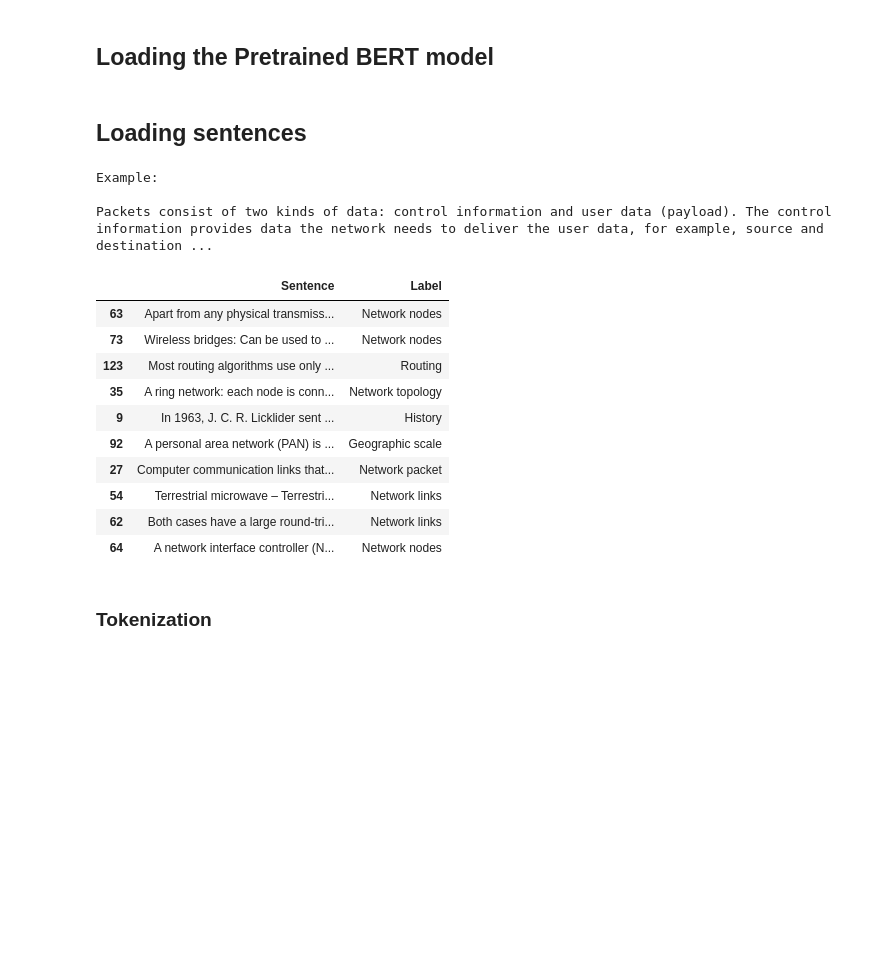
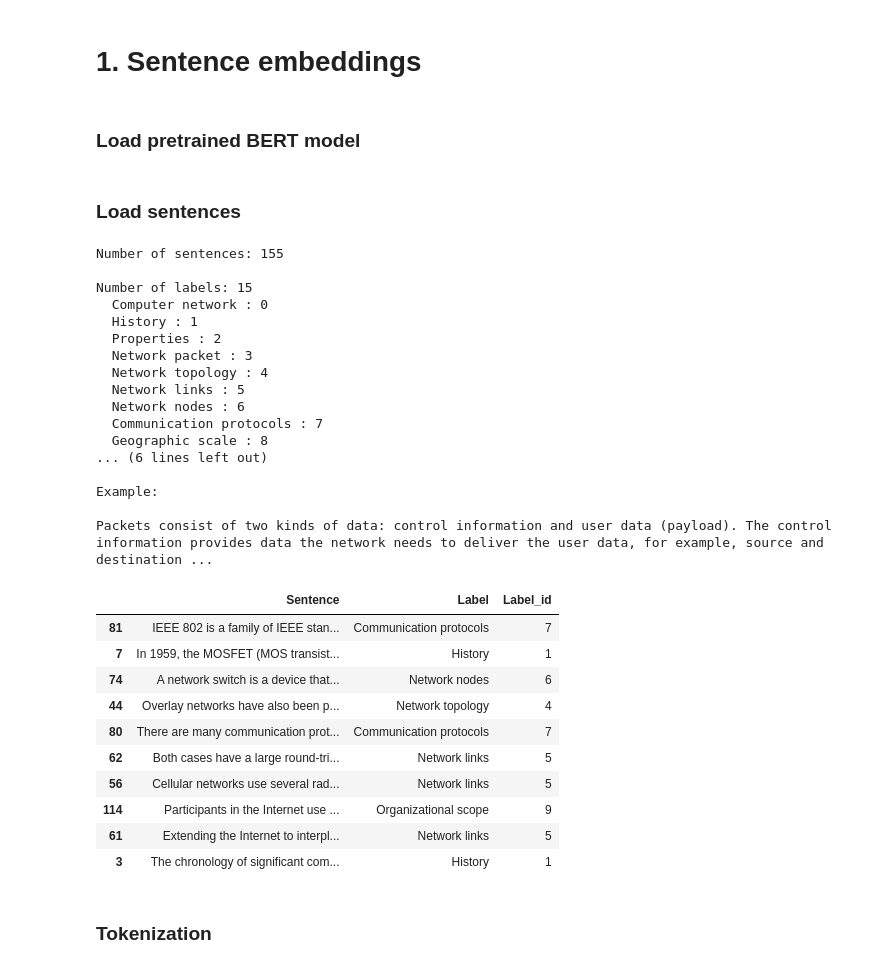
Before and after one commit to ant-louis/netbert, a Jupyter notebook: Code/Training/Embedding/sentence_embedding.ipynb, the cells around one changed output. Cells and saved outputs as stored; diff of their text form; code cells hidden in the pictures; blank space fills up the shorter version.

Commit message:
Progress in visualisation of sentence embeddings

```diff
--- a/Code/Training/Embedding/sentence_embedding.ipynb
+++ b/Code/Training/Embedding/sentence_embedding.ipynb
@@ -15,39 +21,65 @@ try:
     from torch.utils.tensorboard import SummaryWriter
 except ImportError:
     from tensorboardX import SummaryWriter
+# %% [markdown]
+# 1. Sentence embeddings
 # %% [markdown]
-## Loading the Pretrained BERT model
+### Load pretrained BERT model
 # %%
 # Load pretrained model/tokenizer
 model_name_or_path = '../models/netbert/checkpoint-1027000/'  #'bert-base-cased'
 tokenizer = BertTokenizer.from_pretrained(model_name_or_path)
 model = BertModel.from_pretrained(model_name_or_path, output_hidden_states=True, cache_dir ='../cache') # Will output all hidden_states.
 # %% [markdown]
-## Loading sentences
+### Load sentences
 # %%
 filepath = './data/computer_network.csv'
 df = pd.read_csv(filepath)
 sentences = df.Sentence.values
 
-# Example.
+# Add classes ids column.
+labels = df.Label.unique()
+df['Label_id'] = df.apply(lambda row: np.where(labels == row.Label)[0][0], axis=1)
+
+# Print details.
+print('Number of sentences: {}\n'.format(df.shape[0]))
+print('Number of labels: {:,}'.format(len(labels)))
+for i, lab in enumerate(labels):
+    print("  {} : {}".format(lab, i))
+
+# Example
 random.seed(42)
-print("Example:\n\n{}".format(random.choice(sentences)))
+print("\nExample:\n\n{}".format(random.choice(sentences)))
 df.sample(10)
 # %% [output]
+Number of sentences: 155
+
+Number of labels: 15
+  Computer network : 0
+  History : 1
+  Properties : 2
+  Network packet : 3
+  Network topology : 4
+  Network links : 5
+  Network nodes : 6
+  Communication protocols : 7
+  Geographic scale : 8
+... (6 lines left out)
+
 Example:
 
 Packets consist of two kinds of data: control information and user data (payload). The control information provides data the network needs to deliver the user data, for example, source and destination ...
-|  | Sentence | Label |
-| 63 | Apart from any physical transmiss... | Network nodes |
-| 73 | Wireless bridges: Can be used to ... | Network nodes |
-| 123 | Most routing algorithms use only ... | Routing |
-| 35 | A ring network: each node is conn... | Network topology |
-| 9 | In 1963, J. C. R. Licklider sent ... | History |
-| 92 | A personal area network (PAN) is ... | Geographic scale |
-| 27 | Computer communication links that... | Network packet |
-| 54 | Terrestrial microwave – Terrestri... | Network links |
-| 62 | Both cases have a large round-tri... | Network links |
-| 64 | A network interface controller (N... | Network nodes |
+|  | Sentence | Label | Label_id |
+| 81 | IEEE 802 is a family of IEEE stan... | Communication protocols | 7 |
+| 7 | In 1959, the MOSFET (MOS transist... | History | 1 |
+| 74 | A network switch is a device that... | Network nodes | 6 |
+| 44 | Overlay networks have also been p... | Network topology | 4 |
+| 80 | There are many communication prot... | Communication protocols | 7 |
+| 62 | Both cases have a large round-tri... | Network links | 5 |
+| 56 | Cellular networks use several rad... | Network links | 5 |
+| 114 | Participants in the Internet use ... | Organizational scope | 9 |
+| 61 | Extending the Internet to interpl... | Network links | 5 |
+| 3 | The chronology of significant com... | History | 1 |
 # %% [markdown]
 ### Tokenization
 # %%
```
Also changed, not shown: parts of 11 cells of this notebook, 3 other files.
